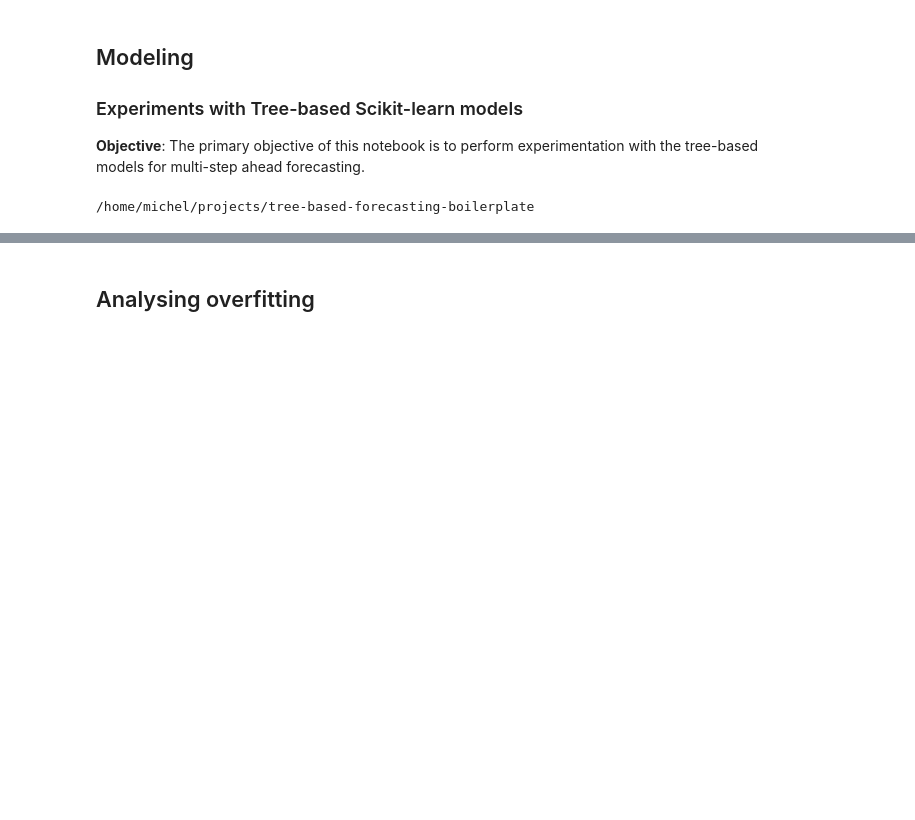
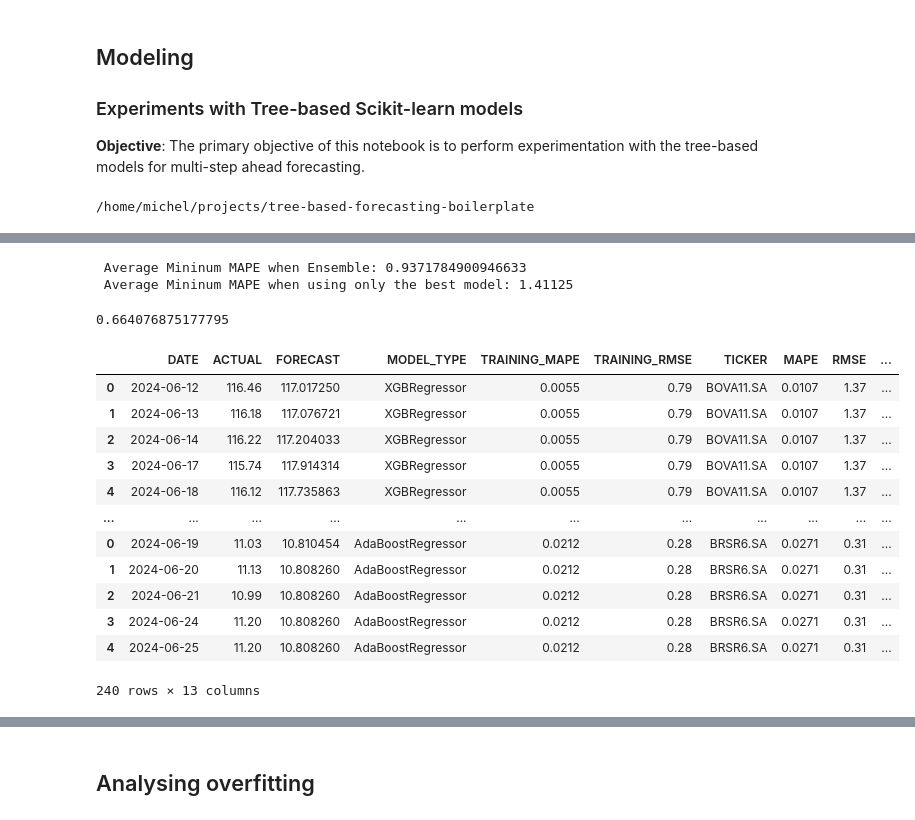
Before and after one commit to micheldearaujo/tree-based-forecasting-boilerplate, a Jupyter notebook: notebooks/run_wfv.ipynb, the cells around one changed output, grey strips where cells are left out. Drawn from its saved outputs; the diff is of its cells as text; code cells hidden in the pictures; blank space fills up the shorter version.

Commit message:
testing ensemble methods

```diff
--- a/notebooks/run_wfv.ipynb
+++ b/notebooks/run_wfv.ipynb
@@ -401,3 +534,29 @@ validation_report_df = walk_forward_validation(
+# %%
+print(f" Average Mininum MAPE when Ensemble: {minimum_average_mape_ensemble*100}")
+print(f" Average Mininum MAPE when using only the best model: {average_minimum_mape*100}")
+# %% [output]
+ Average Mininum MAPE when Ensemble: 0.9371784900946633
+ Average Mininum MAPE when using only the best model: 1.41125
+# %%
+minimum_average_mape_ensemble / average_minimum_mape
+# %% [output]
+0.664076875177795
+# %%
+validation_report_df
+# %% [output]
+|  | DATE | ACTUAL | FORECAST | MODEL_TYPE | TRAINING_MAPE | TRAINING_RMSE | TICKER | MAPE | RMSE | ... |
+| 0 | 2024-06-12 | 116.46 | 117.017250 | XGBRegressor | 0.0055 | 0.79 | BOVA11.SA | 0.0107 | 1.37 | ... |
+| 1 | 2024-06-13 | 116.18 | 117.076721 | XGBRegressor | 0.0055 | 0.79 | BOVA11.SA | 0.0107 | 1.37 | ... |
+| 2 | 2024-06-14 | 116.22 | 117.204033 | XGBRegressor | 0.0055 | 0.79 | BOVA11.SA | 0.0107 | 1.37 | ... |
+| 3 | 2024-06-17 | 115.74 | 117.914314 | XGBRegressor | 0.0055 | 0.79 | BOVA11.SA | 0.0107 | 1.37 | ... |
+| 4 | 2024-06-18 | 116.12 | 117.735863 | XGBRegressor | 0.0055 | 0.79 | BOVA11.SA | 0.0107 | 1.37 | ... |
+| ... | ... | ... | ... | ... | ... | ... | ... | ... | ... | ... |
+| 0 | 2024-06-19 | 11.03 | 10.810454 | AdaBoostRegressor | 0.0212 | 0.28 | BRSR6.SA | 0.0271 | 0.31 | ... |
+| 1 | 2024-06-20 | 11.13 | 10.808260 | AdaBoostRegressor | 0.0212 | 0.28 | BRSR6.SA | 0.0271 | 0.31 | ... |
+| 2 | 2024-06-21 | 10.99 | 10.808260 | AdaBoostRegressor | 0.0212 | 0.28 | BRSR6.SA | 0.0271 | 0.31 | ... |
+| 3 | 2024-06-24 | 11.20 | 10.808260 | AdaBoostRegressor | 0.0212 | 0.28 | BRSR6.SA | 0.0271 | 0.31 | ... |
+| 4 | 2024-06-25 | 11.20 | 10.808260 | AdaBoostRegressor | 0.0212 | 0.28 | BRSR6.SA | 0.0271 | 0.31 | ... |
+240 rows × 13 columns
 # %%
 visualize_validation_results(validation_report_df, ticker_list[0])
 # %% [output]
```
Also changed, not shown: parts of 21 cells of this notebook, 6 other files.
